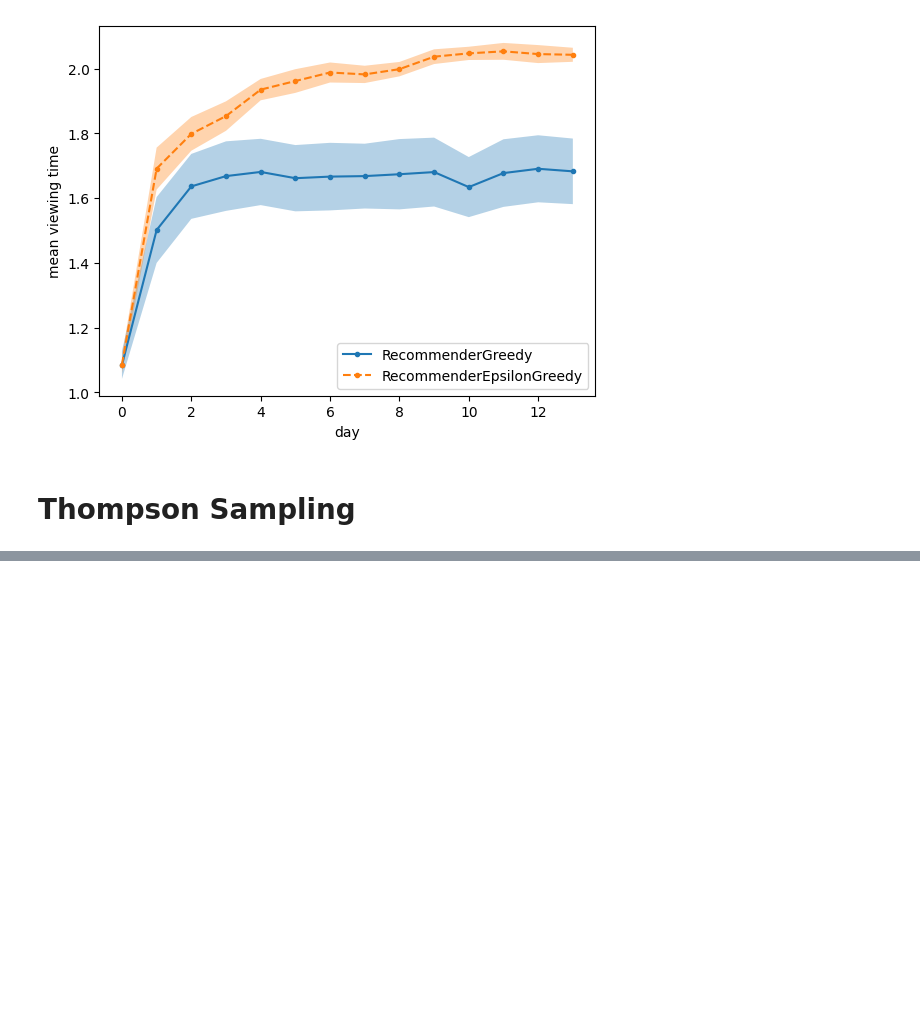
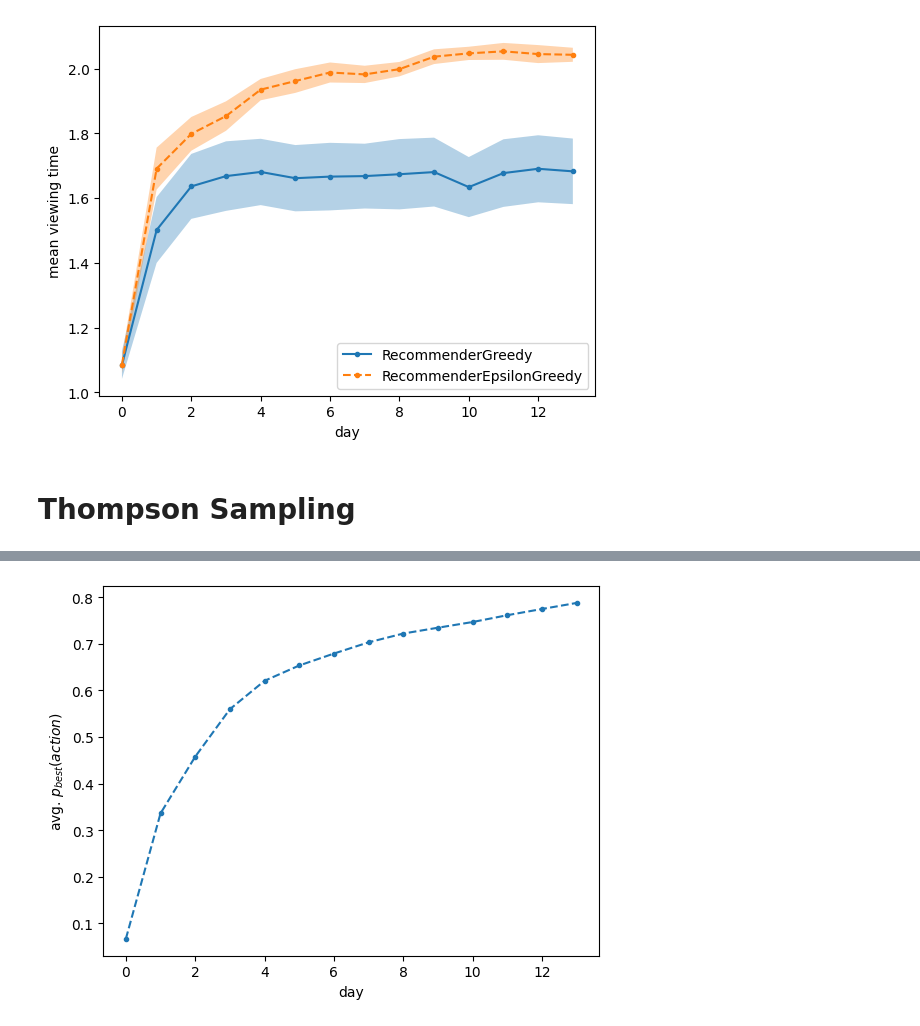
Before and after one commit to alextanhongpin/python-experimentation-for-engineers, a Jupyter notebook: 05_contextual_bandit.ipynb, the cells around one changed output, grey strips where cells are left out. Saved outputs shown, nothing was run; the diff lists cells and outputs as text; code cells hidden in the pictures; blank space fills up the shorter version.

```diff
--- a/05_contextual_bandit.ipynb
+++ b/05_contextual_bandit.ipynb
@@ -283,0 +483,14 @@ plt.ylabel("mean viewing time");
+# %%
+np.random.seed(17)
+recommender = RecommenderThompsonSamplingInstrumented(
+    num_features, num_actions, num_bs_samples=30
+)
+run_sequences(action_weights, num_actions, recommender);
+# %%
+m = np.array(recommender.mean_vs_day)
+plt.plot(m, ".--")
+
+plt.xlabel("day")
+plt.ylabel("avg. $p_{best}(action)$");
+# %% [output]
+[figure, added]
```
Also changed, not shown: parts of 7 cells of this notebook, 4 other files.
